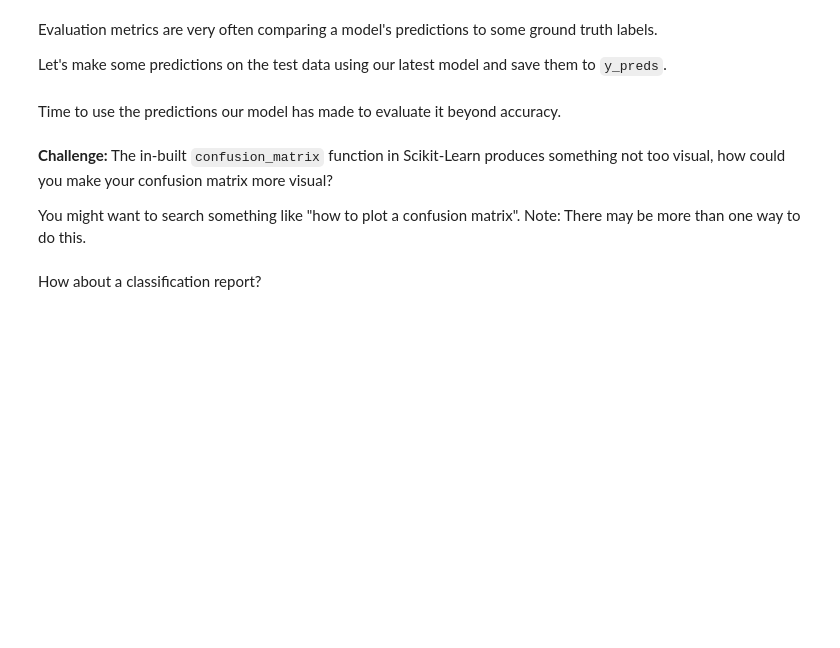
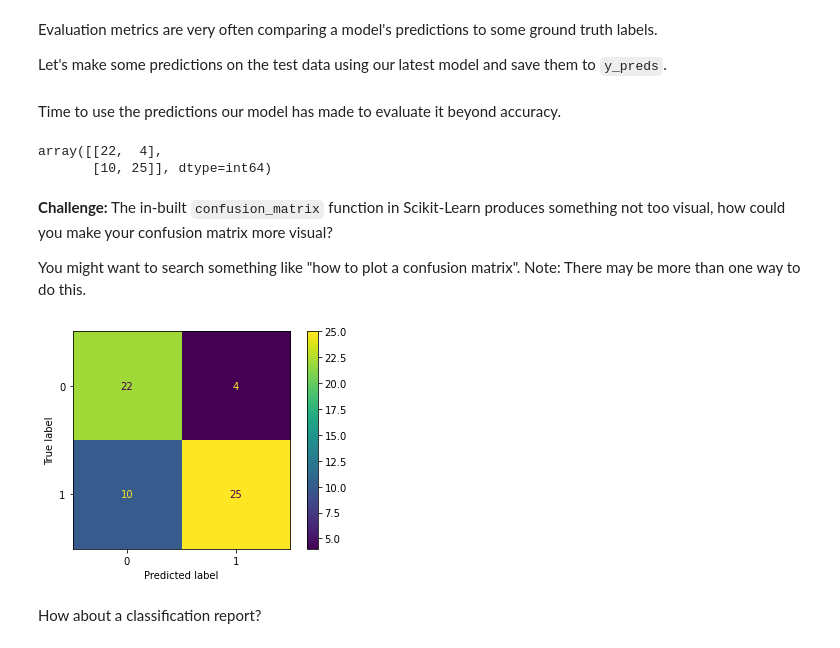
Before and after one commit to tiffx/Data_Science_and_Machine_Learning, a Jupyter notebook: scikit-learn-exercises.ipynb, the cells around one changed output. Saved outputs shown, nothing was run; the diff lists cells and outputs as text; code cells hidden in the pictures; blank space fills up the shorter version.

```diff
--- a/scikit-learn-exercises.ipynb
+++ b/scikit-learn-exercises.ipynb
@@ -269,18 +299,18 @@ log_reg_grid = {"C": np.logspace(-4, 4, 20),
 Since we've got a set of hyperparameters we can import `RandomizedSearchCV`, pass it our dictionary of hyperparameters and let it search for the best combination.
 # %%
 # Setup np random seed of 42
-np.random.seed(###)
+np.random.seed(42)
 
 # Import RandomizedSearchCV from sklearn's model_selection module
-
+from sklearn.model_selection import RandomizedSearchCV
 
 # Setup an instance of RandomizedSearchCV with a LogisticRegression() estimator,
 # our log_reg_grid as the param_distributions, a cv of 5 and n_iter of 5.
-rs_log_reg = RandomizedSearchCV(estimator=###,
-                                param_distributions=###,
-                                cv=###,
-                                n_iter=###,
-                                verbose=###)
+rs_log_reg = RandomizedSearchCV(estimator=LogisticRegression(),
+                                param_distributions=log_reg_grid,
+                                cv=5,
+                                n_iter=5,
+                                verbose=True)
 
 # Fit the instance of RandomizedSearchCV
-###
+rs_log_reg.fit(X_train, y_train);
@@ -312,10 +350,10 @@ But when it comes to classification, you'll likely want to use a few more evalua
 Before we get to these, we'll instantiate a new instance of our model using the best hyerparameters found by `RandomizedSearchCV`.
 # %%
 # Instantiate a LogisticRegression classifier using the best hyperparameters from RandomizedSearchCV
-clf = LogisticRegression(###)
+clf = LogisticRegression(solver='liblinear', C=206.913808111479)
 
 # Fit the new instance of LogisticRegression with the best hyperparameters on the training data
-###
+clf.fit(X_train, y_train);
 # %% [markdown]
 Now it's to import the relative Scikit-Learn methods for each of the classification evaluation metrics we're after.
 # %%
@@ -338,14 +376,21 @@ Let's make some predictions on the test data using our latest model and save the
 Time to use the predictions our model has made to evaluate it beyond accuracy.
 # %%
 # Create a confusion matrix using the confusion_matrix function
-###
+confusion_matrix(y_test, y_preds)
+# %% [output]
+array([[22,  4],
+       [10, 25]], dtype=int64)
 # %% [markdown]
 **Challenge:** The in-built `confusion_matrix` function in Scikit-Learn produces something not too visual, how could you make your confusion matrix more visual?
 
 You might want to search something like "how to plot a confusion matrix". Note: There may be more than one way to do this.
 # %%
 # Create a more visual confusion matrix
-###
+from sklearn.metrics import plot_confusion_matrix
+
+plot_confusion_matrix(clf, X_test, y_test);
+# %% [output]
+[figure, added]
 # %% [markdown]
 How about a classification report?
 # %%
```
Also changed, not shown: parts of 12 cells of this notebook.
